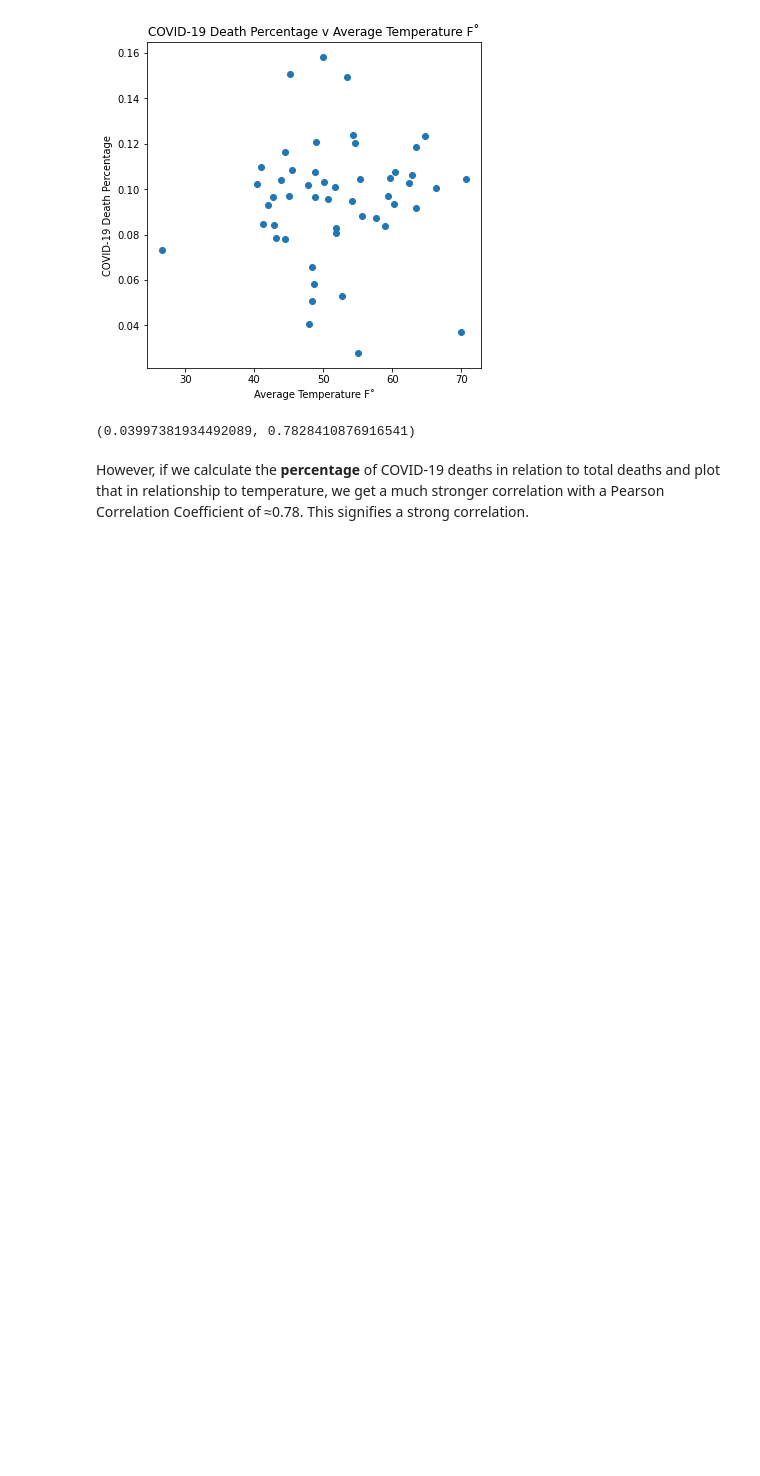
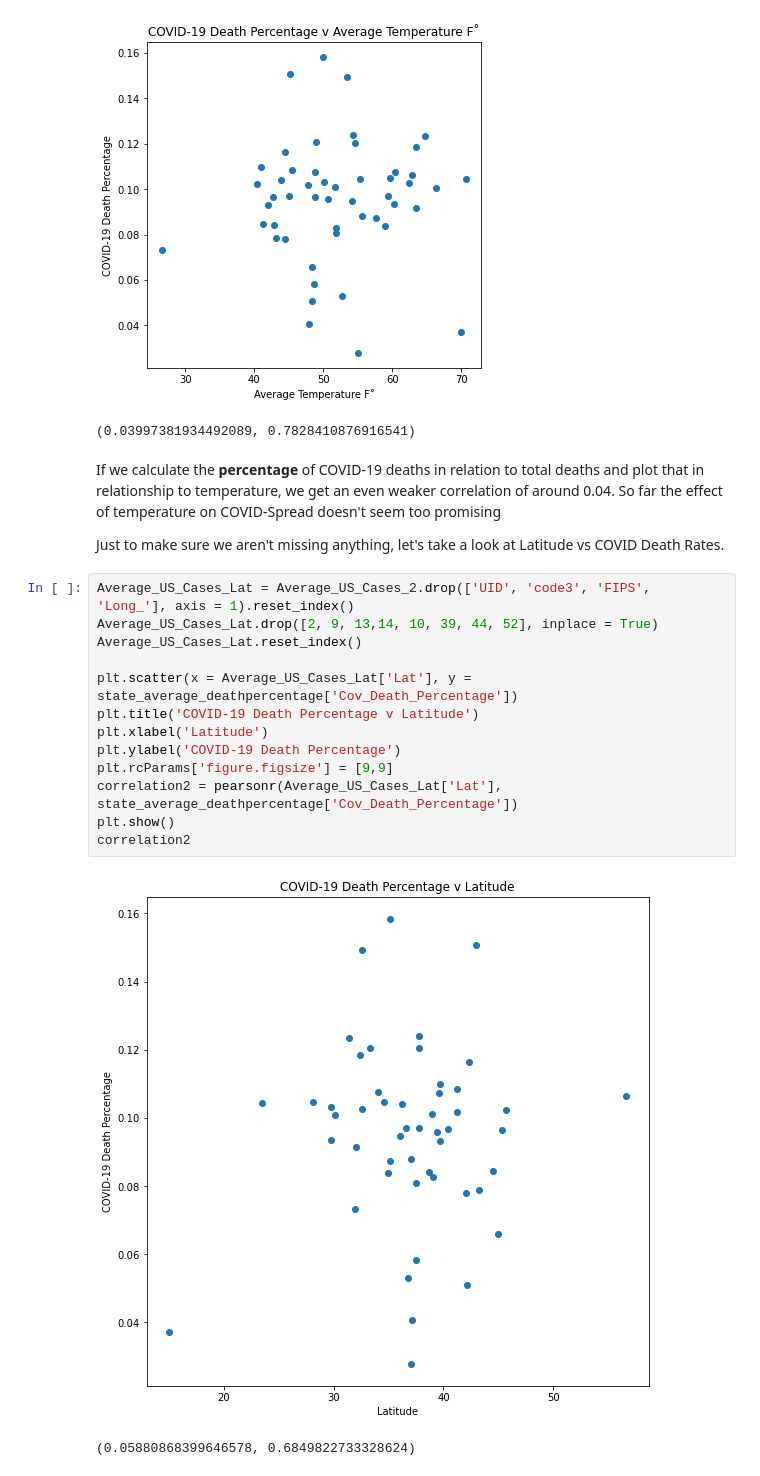
Before and after one commit to Sankalpsp21/Geographical-COVID-19-Trends, a Jupyter notebook: Covid-19 Spread in the United States.ipynb, the cells around one changed output. Drawn from its saved outputs; the diff is of its cells as text; blank space fills up the shorter version.

```diff
--- a/Covid-19 Spread in the United States.ipynb
+++ b/Covid-19 Spread in the United States.ipynb
@@ -133,5 +149,23 @@ correlation
 # %% [output]
 [figure]
 (0.03997381934492089, 0.7828410876916541)
-# %% [markdown]
-However, if we calculate the **percentage** of COVID-19 deaths in relation to total deaths and plot that in relationship to temperature, we get a much stronger correlation with a Pearson Correlation Coefficient of ≈0.78. This signifies a strong correlation.
+# %% [markdown]
+If we calculate the **percentage** of COVID-19 deaths in relation to total deaths and plot that in relationship to temperature, we get an even weaker correlation of around 0.04. So far the effect of temperature on COVID-Spread doesn't seem too promising
+
+Just to make sure we aren't missing anything,  let's take a look at Latitude vs COVID Death Rates.
+# %%
+Average_US_Cases_Lat = Average_US_Cases_2.drop(['UID', 'code3', 'FIPS', 'Long_'], axis = 1).reset_index()
+Average_US_Cases_Lat.drop([2, 9, 13,14, 10, 39, 44, 52], inplace = True)
+Average_US_Cases_Lat.reset_index()
+
+plt.scatter(x = Average_US_Cases_Lat['Lat'], y = state_average_deathpercentage['Cov_Death_Percentage'])
+plt.title('COVID-19 Death Percentage v Latitude')
+plt.xlabel('Latitude')
+plt.ylabel('COVID-19 Death Percentage')
+plt.rcParams['figure.figsize'] = [9,9]
+correlation2 = pearsonr(Average_US_Cases_Lat['Lat'], state_average_deathpercentage['Cov_Death_Percentage'])
+plt.show()
+correlation2
+# %% [output]
+[figure, added]
+(0.05880868399646578, 0.6849822733328624)
```
Also changed, not shown: parts of 13 cells of this notebook.
